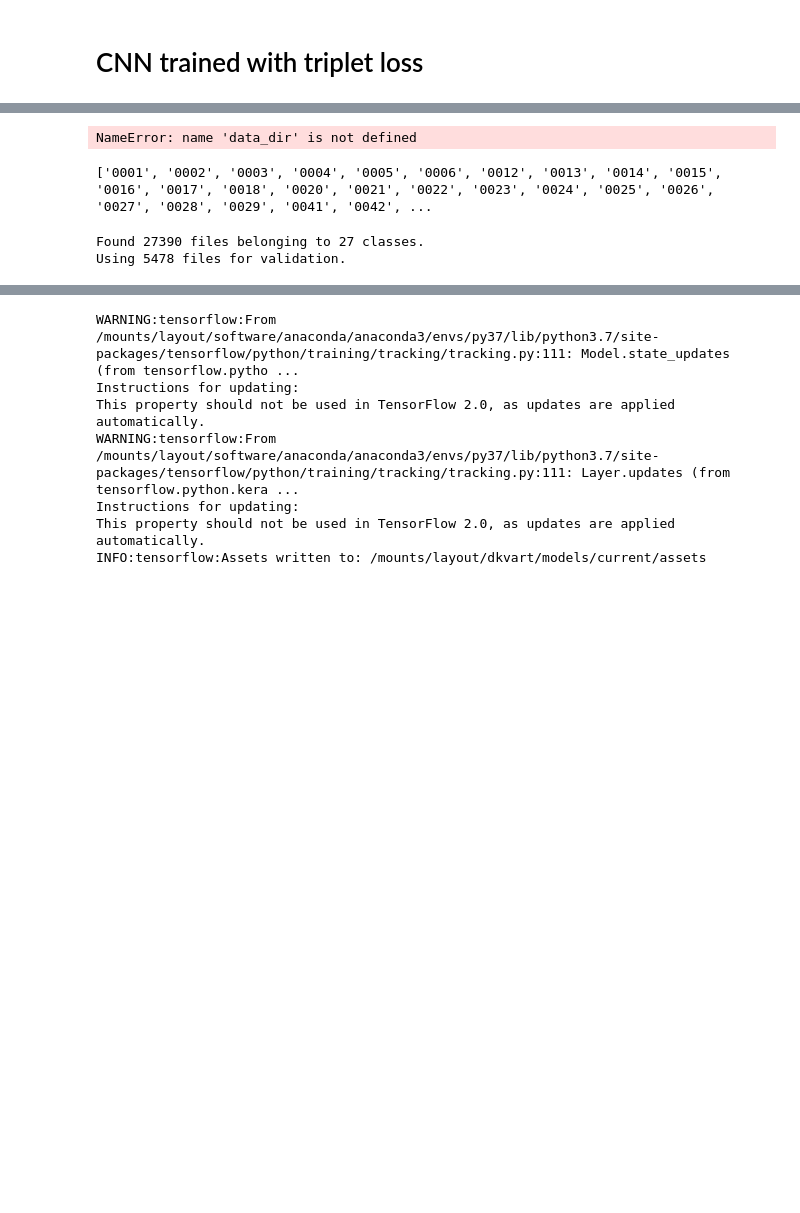
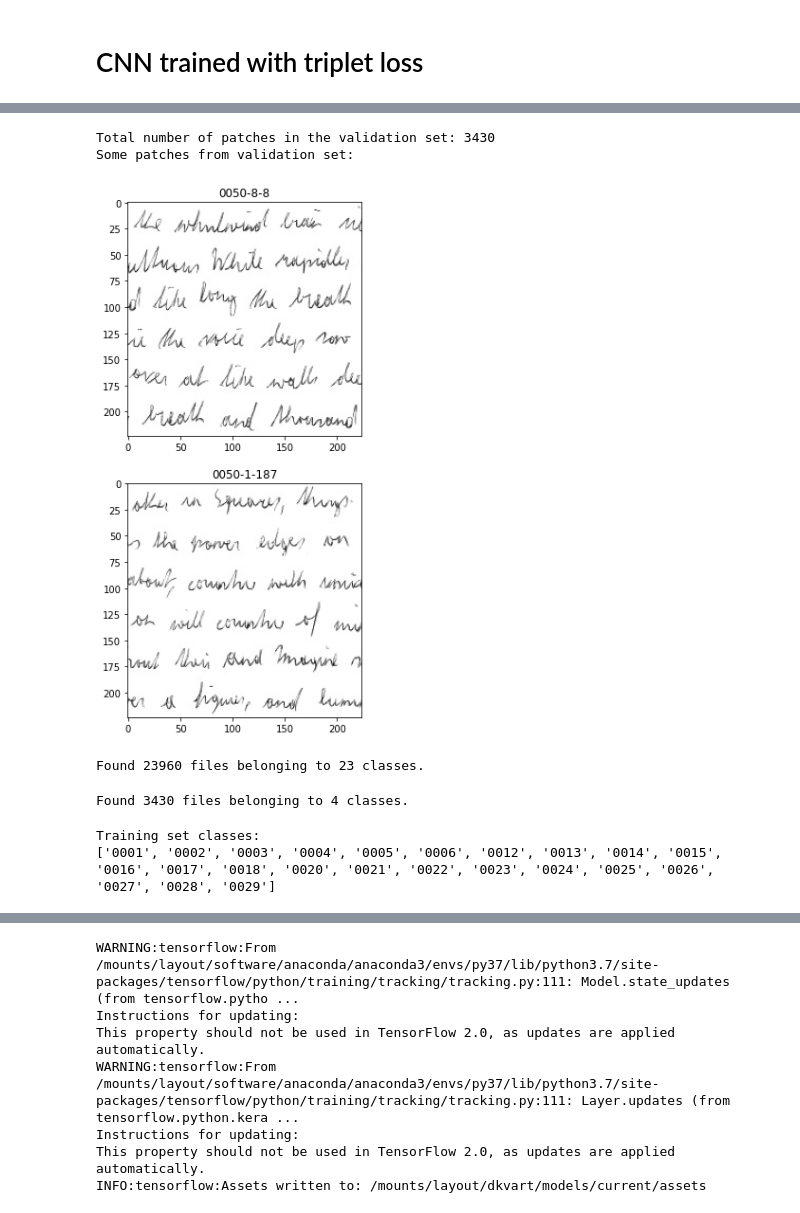
Before and after one commit to DavitKvartskhava/Writer-Identification, a Jupyter notebook: identification.ipynb, the cells around one changed output, grey strips where cells are left out. Saved outputs shown, nothing was run; the diff lists cells and outputs as text; code cells hidden in the pictures; blank space fills up the shorter version.

```diff
--- a/identification.ipynb
+++ b/identification.ipynb
@@ -286,30 +322,30 @@ print(img_height, img_width)
+# %%
+image_count_val = len(list(validation_data_dir.glob('*/*.jpg')))
+print("Total number of patches in the validation set:", image_count_val)
+print("Some patches from validation set:")
+display_rand_images(CVL_PATH+"/validationset/processed/0050", R=2,C=1, size=(10,10))
+# %% [output]
+Total number of patches in the validation set: 3430
+Some patches from validation set:
+[figure, added]
 # %%
 batch_size=32
-training_data_dir = pathlib.Path(CVL_PATH+"/trainset/processed")
-
+#load training dataset
 train_ds = tf.keras.preprocessing.image_dataset_from_directory(
   training_data_dir,
-  subset="training",
   color_mode='grayscale',
   seed=123,
   image_size=(img_height, img_width),
   batch_size=batch_size)
 # %% [output]
-NameError: name 'data_dir' is not defined
+Found 23960 files belonging to 23 classes.
-# %%
-class_names = train_ds.class_names
-print(class_names)
-# %% [output]
-['0001', '0002', '0003', '0004', '0005', '0006', '0012', '0013', '0014', '0015', '0016', '0017', '0018', '0020', '0021', '0022', '0023', '0024', '0025', '0026', '0027', '0028', '0029', '0041', '0042', ...
 # %%
+#load validation dataset
 val_ds = tf.keras.preprocessing.image_dataset_from_directory(
-  data_dir,
-  validation_split=0.2,
-  subset="validation",
+  validation_data_dir,
   seed=123,
   color_mode='grayscale',
   image_size=(img_height, img_width),
   batch_size=batch_size)
 # %% [output]
-Found 27390 files belonging to 27 classes.
-Using 5478 files for validation.
+Found 3430 files belonging to 4 classes.
@@ -317,0 +352,7 @@ print(val_ds.class_names)
+# %%
+train_class_names = train_ds.class_names
+print("Training set classes:")
+print(train_class_names)
+# %% [output]
+Training set classes:
+['0001', '0002', '0003', '0004', '0005', '0006', '0012', '0013', '0014', '0015', '0016', '0017', '0018', '0020', '0021', '0022', '0023', '0024', '0025', '0026', '0027', '0028', '0029']
```
Also changed, not shown: parts of 43 cells of this notebook.
